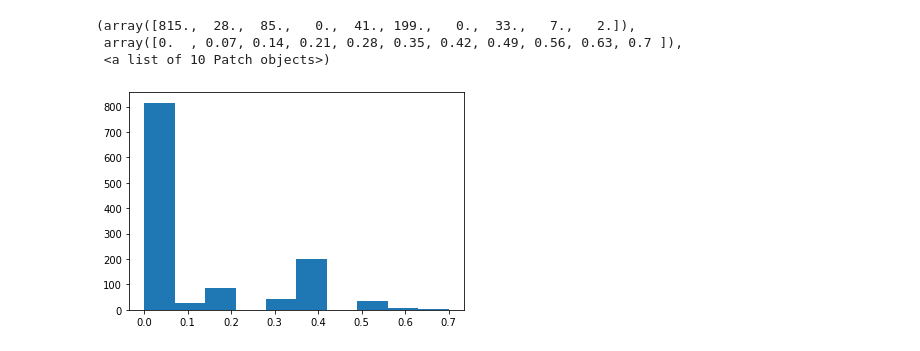
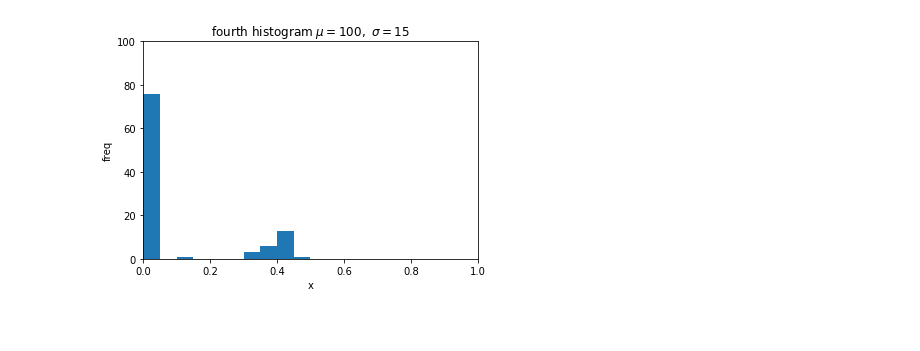
Before and after one commit to kisikisikisi/data-analytics, a Jupyter notebook: similarity.ipynb, the cells around one changed output. Cells and saved outputs as stored; diff of their text form; code cells hidden in the pictures; blank space fills up the shorter version.

Commit message:
improve graph

```diff
--- a/similarity.ipynb
+++ b/similarity.ipynb
@@ -14,7 +14,7 @@ def janome(sentense):
     ls = []
     for token in tokenizer.tokenize(sentense):
         if str(token.surface) != ' ':
-            ls.append(str(token.surface))
+            ls.append(str(token.surface).upper())
     return ls
 
 def calc_cos(dictA, dictB):
@@ -67,7 +67,7 @@ def main(text):
     global simi
     if text != "":
         docA = janome(text)
-        docB = ["Javascript","Google", "検索", "結果"]
+        docB = ["JAVSCRIPT","GOOGLE", "検索", "結果"]
         print(docA,text)
 
         freqdictA = words_to_freqdict(docA)
@@ -77,7 +77,7 @@ def main(text):
         print(cosAB) # 0.134839972493
         simi.append(cosAB)
 
-with open("C:/Users/81906/Documents/actr6/actr6/distr-model/logs/results2.txt",mode="r",encoding='utf8') as f:
+with open("C:/Users/81906/Documents/actr6/actr6/distr-model/logs/results.txt",mode="r",encoding='utf8') as f:
     for line in f.readlines():
         line_split = (re.split( "/n| |t|T", line)[2])
         for i in range(len(json_load)):
@@ -136,7 +129,18 @@ plt.hist(simi)
-# %%
-plt.hist(simi)
-# %% [output]
-(array([815.,  28.,  85.,   0.,  41., 199.,   0.,  33.,   7.,   2.]),
- array([0.  , 0.07, 0.14, 0.21, 0.28, 0.35, 0.42, 0.49, 0.56, 0.63, 0.7 ]),
- <a list of 10 Patch objects>)
-[figure, removed]
+# %%
+import numpy as np
+import matplotlib.pyplot as plt
+
+mu, sigma = 100, 15
+
+fig = plt.figure()
+ax = fig.add_subplot(1,1,1)
+
+ax.hist(simi)
+ax.set_title('fourth histogram $\mu=100,\ \sigma=15$')
+ax.set_xlabel('x')
+ax.set_ylabel('freq')
+ax.set_xlim(0,1)
+ax.set_ylim(0,100)
+fig.show()
+# %% [output]
+[figure, added]
```
Also changed, not shown: parts of 4 cells of this notebook.
